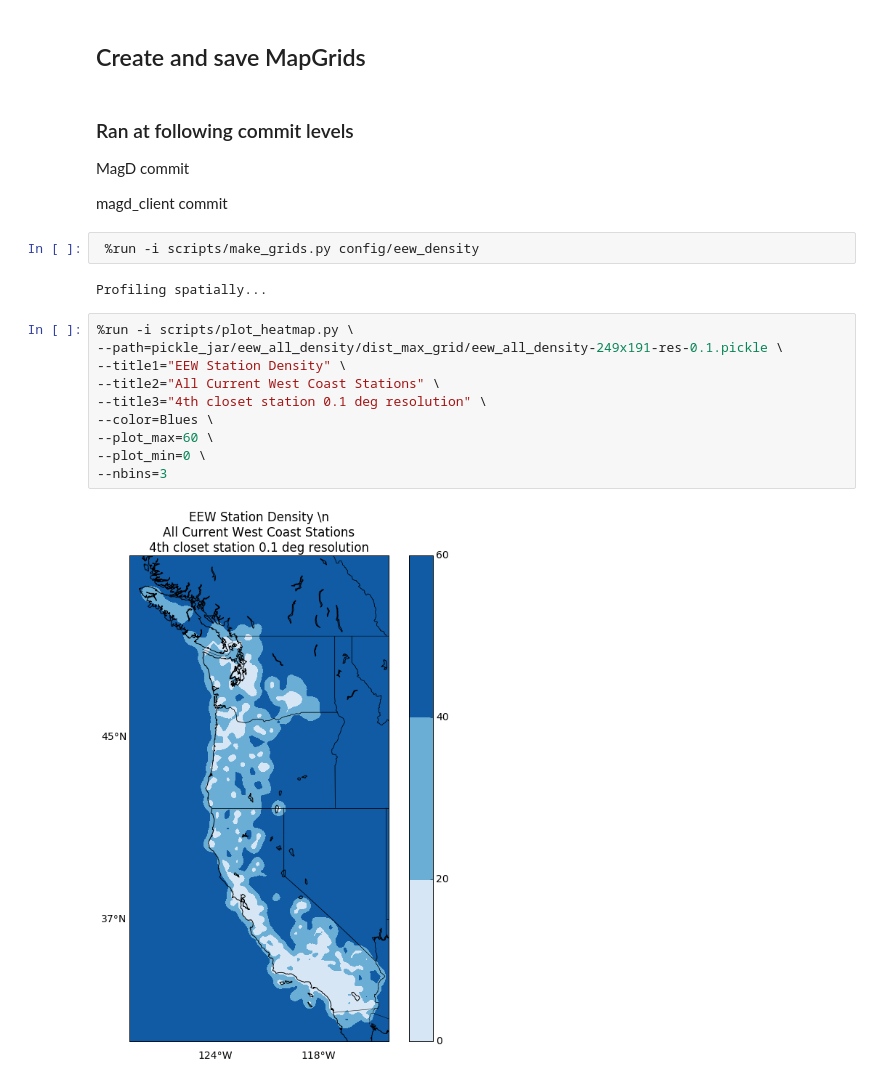
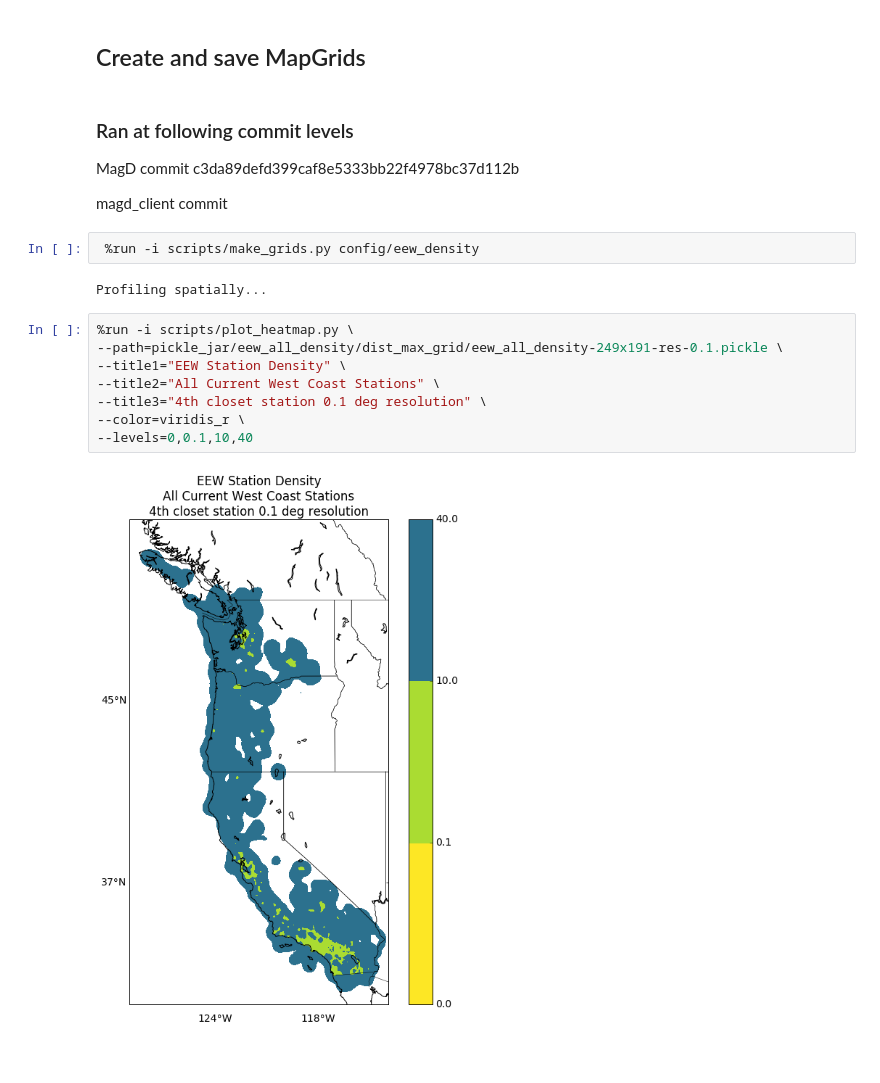
Before and after one commit to pnsn/magd_client, a Jupyter notebook: notebooks/2018_station_density_eew.ipynb, the cells around one changed output. Cells and saved outputs as stored; diff of their text form.

Commit message:
add args for p and s velocities, add levels as params

```diff
--- a/notebooks/2018_station_density_eew.ipynb
+++ b/notebooks/2018_station_density_eew.ipynb
@@ -22,7 +22,7 @@ import os; os.chdir('/Users/joncon/Sites/magd_client/')
 ## Create and save MapGrids
 # %% [markdown]
 ### Ran at following commit levels
-MagD commit
+MagD commit c3da89defd399caf8e5333bb22f4978bc37d112b
 
 magd_client commit
 # %%
@@ -32,12 +32,10 @@ Profiling spatially...
 # %%
 %run -i scripts/plot_heatmap.py \
 --path=pickle_jar/eew_all_density/dist_max_grid/eew_all_density-249x191-res-0.1.pickle \
 --title1="EEW Station Density" \
 --title2="All Current West Coast Stations" \
 --title3="4th closet station 0.1 deg resolution" \
---color=Blues \
---plot_max=60 \
---plot_min=0 \
---nbins=3
+--color=viridis_r \
+--levels=0,0.1,10,40
 # %% [output]
-[figure, old version]
+[figure, new version]
```
Also changed, not shown: parts of 3 cells of this notebook, 1 other file.
